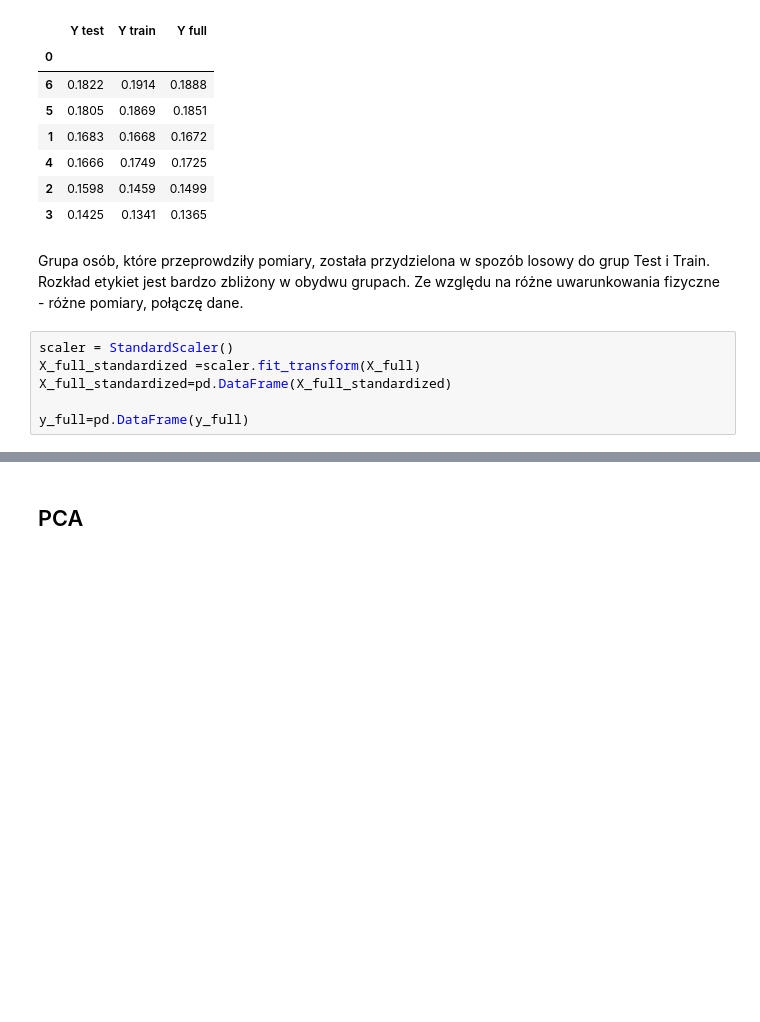
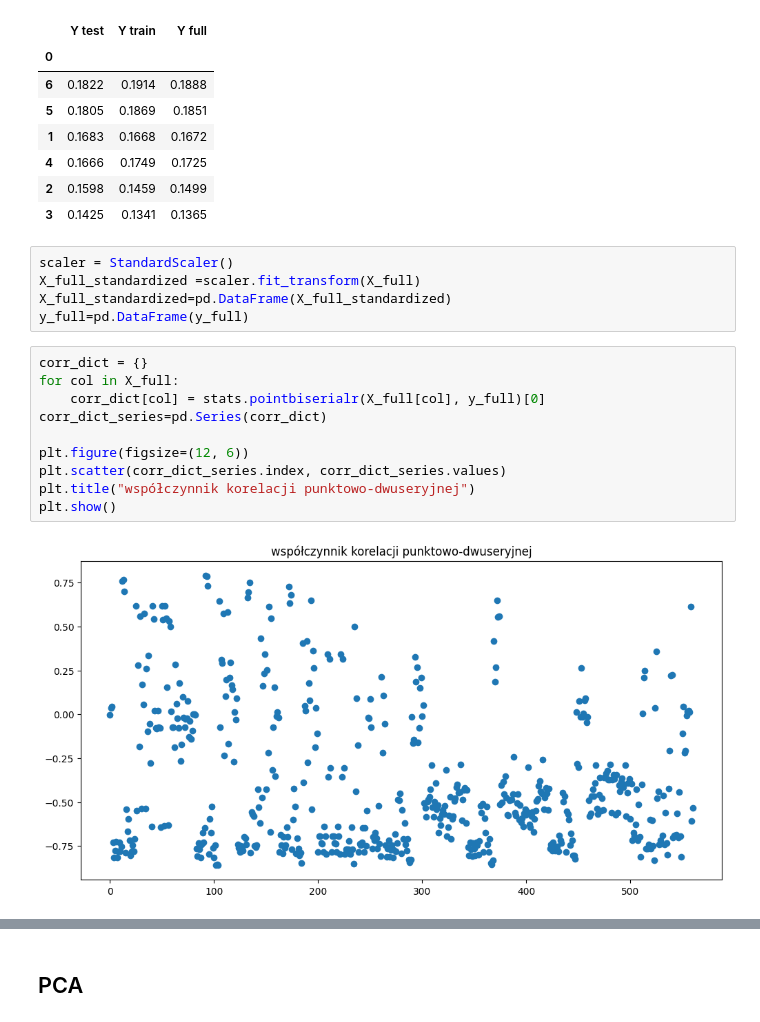
Before and after one commit to Margolka/Module_16_ch4, a Jupyter notebook: ex01.ipynb, the cells around one changed output, grey strips where cells are left out. Saved outputs shown, nothing was run; the diff lists cells and outputs as text; blank space fills up the shorter version.

```diff
--- a/ex01.ipynb
+++ b/ex01.ipynb
@@ -64,11 +61,20 @@ df
 | 4 | 0.1666 | 0.1749 | 0.1725 |
 | 2 | 0.1598 | 0.1459 | 0.1499 |
 | 3 | 0.1425 | 0.1341 | 0.1365 |
-# %% [markdown]
-Grupa osób, które przeprowdziły pomiary, została przydzielona w spozób losowy do grup Test i Train. Rozkład etykiet jest bardzo zbliżony w obydwu grupach. Ze względu na różne uwarunkowania fizyczne - różne pomiary, połączę dane.
 # %%
 scaler = StandardScaler()
 X_full_standardized =scaler.fit_transform(X_full)
 X_full_standardized=pd.DataFrame(X_full_standardized)
-
 y_full=pd.DataFrame(y_full)
+# %%
+corr_dict = {}
+for col in X_full:
+    corr_dict[col] = stats.pointbiserialr(X_full[col], y_full)[0]
+corr_dict_series=pd.Series(corr_dict)
+
+plt.figure(figsize=(12, 6))
+plt.scatter(corr_dict_series.index, corr_dict_series.values)
+plt.title("współczynnik korelacji punktowo-dwuseryjnej")
+plt.show()
+# %% [output]
+[figure, added]
```
Also changed, not shown: parts of 10 cells of this notebook, 1 other file.
